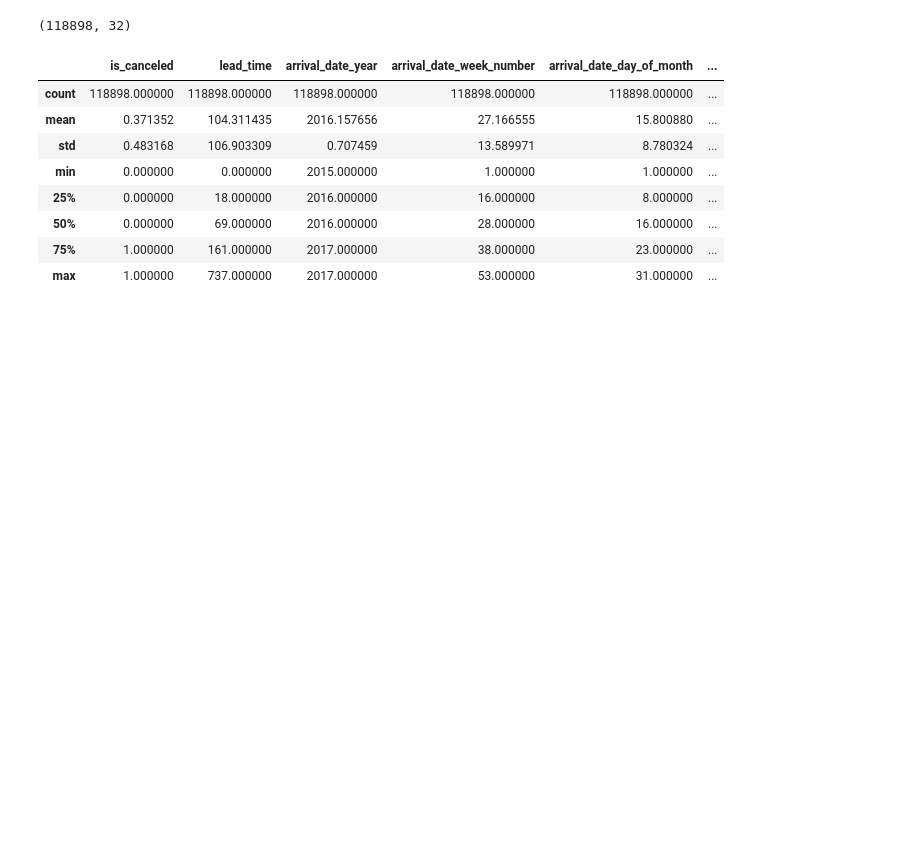
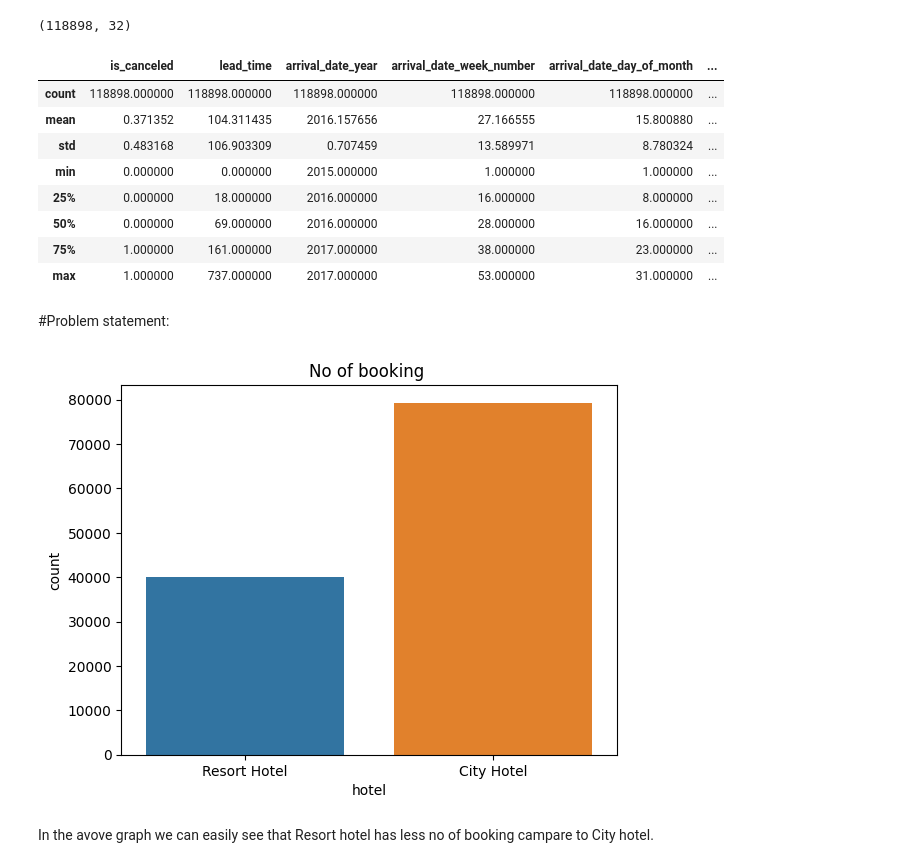
Before and after one commit to Kapilraj0709/codedemo, a Jupyter notebook: Hotel_Booking_Analysis_EDA.ipynb, the cells around one changed output. Drawn from its saved outputs; the diff is of its cells as text; code cells hidden in the pictures; blank space fills up the shorter version.

```diff
--- a/Hotel_Booking_Analysis_EDA.ipynb
+++ b/Hotel_Booking_Analysis_EDA.ipynb
@@ -256,3 +233,13 @@ hotel_df.describe()
 | 50% | 0.000000 | 69.000000 | 2016.000000 | 28.000000 | 16.000000 | ... |
 | 75% | 1.000000 | 161.000000 | 2017.000000 | 38.000000 | 23.000000 | ... |
 | max | 1.000000 | 737.000000 | 2017.000000 | 53.000000 | 31.000000 | ... |
+# %% [markdown]
+#Problem statement:
+# %%
+sns.countplot(data=hotel_df,x='hotel')
+plt.title('No of booking ')
+plt.show()
+# %% [output]
+[figure, added]
+# %% [markdown]
+In the avove graph we can easily see that Resort hotel has less no of booking campare to City hotel.
```
Also changed, not shown: parts of 14 cells of this notebook.
